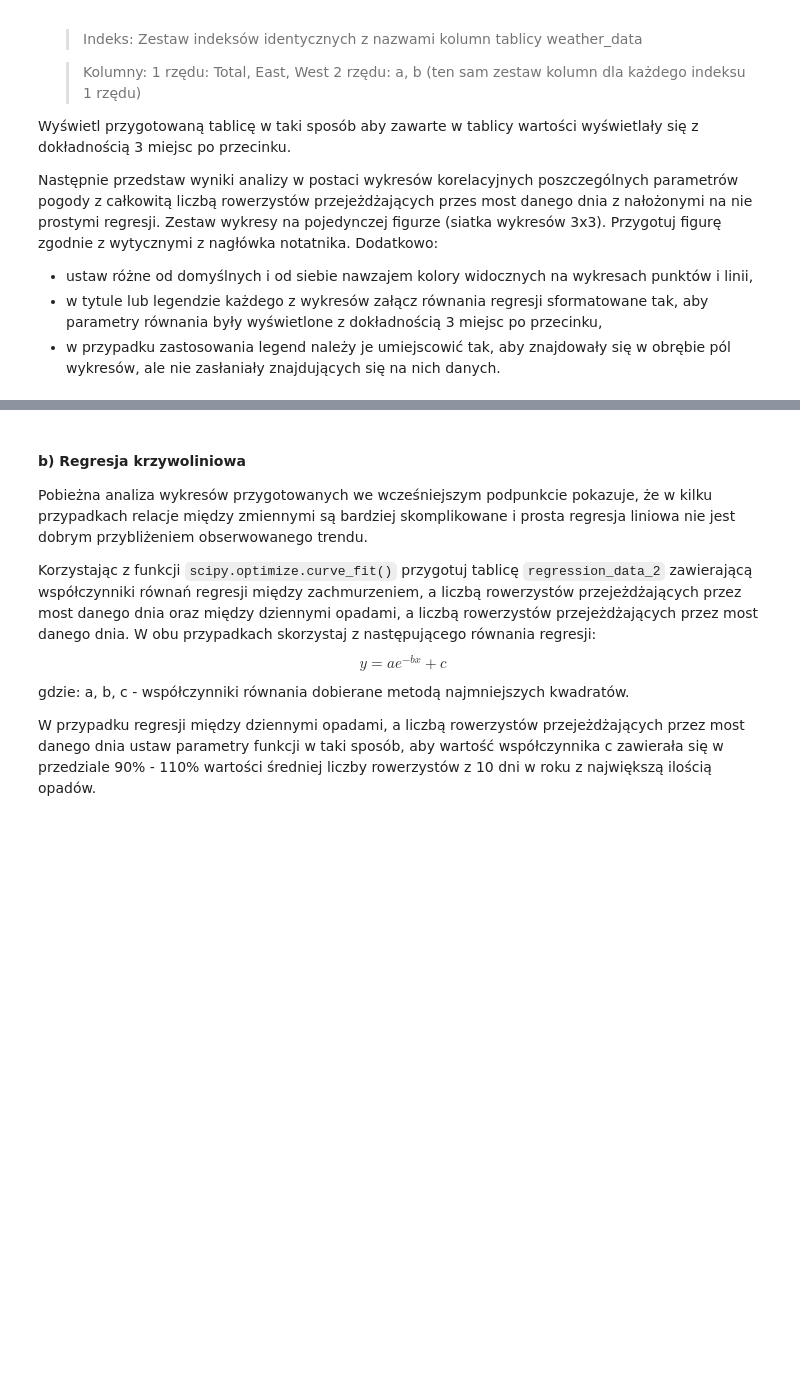
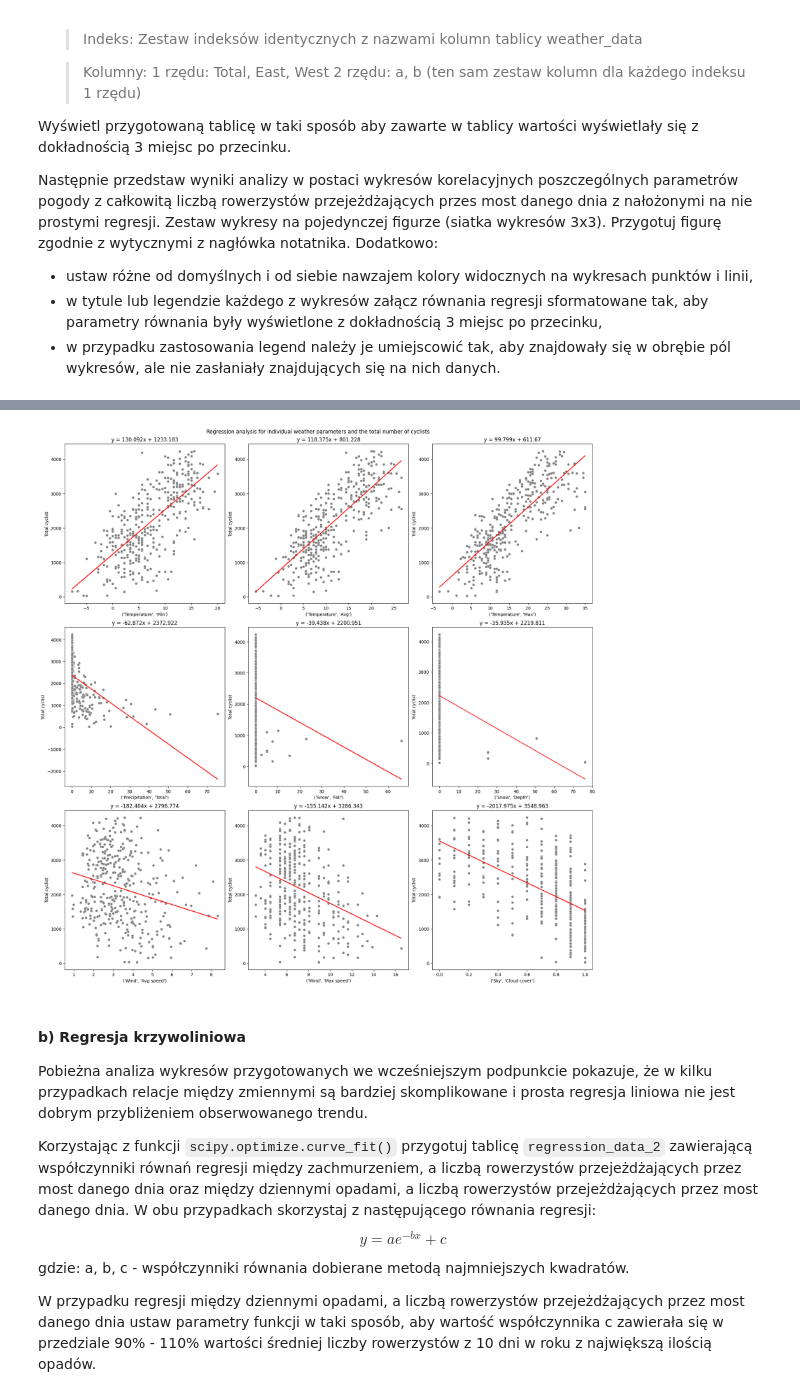
Before and after one commit to zuzannabrauer/dataAnalysisPython, a Jupyter notebook: ZZ03_CZ03.ipynb, the cells around one changed output, grey strips where cells are left out. Saved outputs shown, nothing was run; the diff lists cells and outputs as text; code cells hidden in the pictures; blank space fills up the shorter version.

```diff
--- a/ZZ03_CZ03.ipynb
+++ b/ZZ03_CZ03.ipynb
@@ -260,4 +263,12 @@ Następnie przedstaw wyniki analizy w postaci wykresów korelacyjnych poszczegó
 # %%
 # Tabela
 # YOUR CODE HERE
-raise NotImplementedError()
+regression_data_1 = pd.DataFrame(index = weather_data.columns, columns = pd.MultiIndex.from_product([['Total', 'East', 'West'], ['a', 'b']]))
+
+for bike_column_name in daily_bike_traffic_data.columns:
+    for weather_column_name in weather_data.columns:
+        temp = pd.concat([daily_bike_traffic_data[bike_column_name], weather_data[weather_column_name]], axis = 1).dropna()
+        regression_data_1.loc[weather_column_name, (bike_column_name, 'a')] = sp.stats.linregress(temp[weather_column_name], temp[bike_column_name]).slope
+        regression_data_1.loc[weather_column_name, (bike_column_name, 'b')] = sp.stats.linregress(temp[weather_column_name], temp[bike_column_name]).intercept
+
+regression_data_1.style.format(precision = 3)
@@ -274,7 +297,27 @@ assert np.isclose(regression_data_1.loc[("Wind", "Max speed"), ('West', 'b')], 1
 # %%
 # Wykresy
 # YOUR CODE HERE
-raise NotImplementedError()
+fig, ax = plt.subplots(3, 3, figsize = (18, 18), constrained_layout = True)
+
+i = 0
+j = 0
+for bike_column_name in daily_bike_traffic_data.columns:
+    if j == 0 and i == 3:
+            break
+    for weather_column_name in weather_data.columns:
+        temp = pd.concat([daily_bike_traffic_data[bike_column_name], weather_data[weather_column_name]], axis = 1).dropna()
+        sns.scatterplot(data = temp, x = weather_column_name, y = bike_column_name, ax = ax[i,j], color = 'gray')
+        ax[i,j].plot(temp[weather_column_name], regression_data_1.loc[weather_column_name, (bike_column_name, 'a')]*temp[weather_column_name] + regression_data_1.loc[weather_column_name, (bike_column_name, 'b')], color = 'r')
+        ax[i,j].set_ylabel('Total cyclist')
+        ax[i,j].set_title('y = ' + str(round(regression_data_1.loc[weather_column_name, (bike_column_name, 'a')], 3)) + 'x + ' + str(round(regression_data_1.loc[weather_column_name, (bike_column_name, 'b')], 3)))
+        j += 1
+        if j == 3:
+            i += 1
+            j = 0
+
+fig.suptitle('Regression analysis for individual weather parameters and the total number of cyclists');
+# %% [output]
+[figure, added]
 # %% [markdown]
 #### b) Regresja krzywoliniowa
 
```
Also changed, not shown: parts of 5 cells of this notebook.
